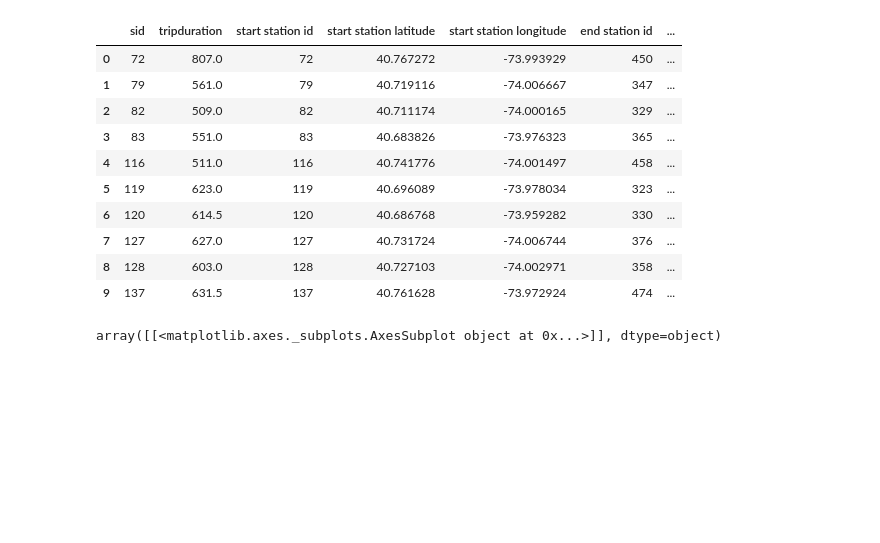
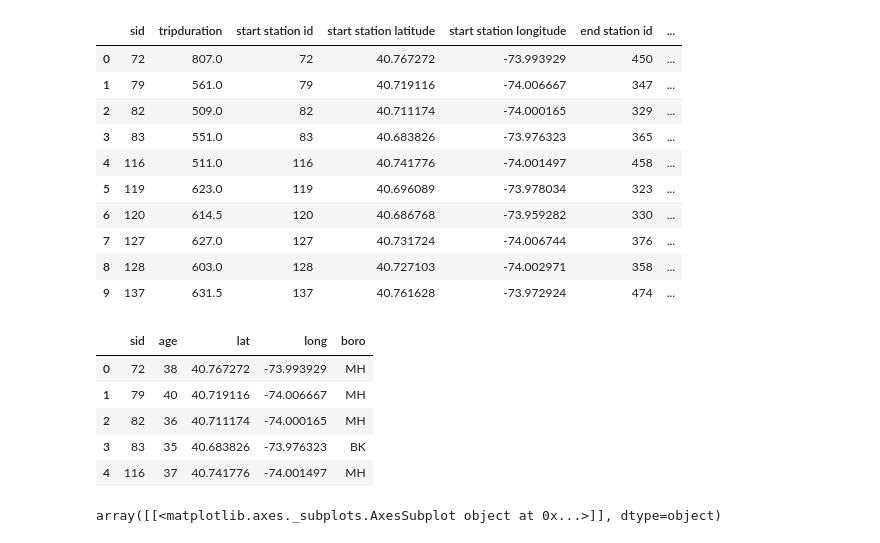
Before and after one commit to michellemho/PUI_Bycicle_Research, a Jupyter notebook: initial.ipynb, the cells around one changed output. Cells and saved outputs as stored; diff of their text form; code cells hidden in the pictures; blank space fills up the shorter version.

```diff
--- a/initial.ipynb
+++ b/initial.ipynb
@@ -34,7 +34,7 @@ The average of subscribers who start rides in Brooklyn stations is lower than th
 #         writer.writerow(row)
 # %%
 # Reading in the Citi Bike trip data from Oct 2014
-trips = pd.read_csv('/Users/hannahbkates/Desktop/201410-citibike-tripdata.csv')
+trips = pd.read_csv('/home/xia/Documents/Principles/PUI2015_xwang/HW3/PUI_Bycicle_Research/201410-citibike-tripdata.csv')
 trips.head(3)
 # %% [output]
 |  | tripduration | starttime | stoptime | start station id | start station name | start station latitude | ... |
@@ -91,3 +91,19 @@ stations_med_age.head(10)
 | 7 | 127 | 627.0 | 127 | 40.731724 | -74.006744 | 376 | ... |
 | 8 | 128 | 603.0 | 128 | 40.727103 | -74.002971 | 358 | ... |
 | 9 | 137 | 631.5 | 137 | 40.761628 | -73.972924 | 474 | ... |
+# %%
+# create a csv file with useful information and prepare for the GIS mapping
+bikedf = pd.DataFrame()
+bikedf['sid'] = stations_med_age['sid']
+bikedf['age'] = stations_med_age['age']
+bikedf['lat'] = stations_med_age['start station latitude']
+bikedf['long'] = stations_med_age['start station longitude']
+bikedf['boro'] = stations_med_age['boro']
+bikedf.head(5)
+# %% [output]
+|  | sid | age | lat | long | boro |
+| 0 | 72 | 38 | 40.767272 | -73.993929 | MH |
+| 1 | 79 | 40 | 40.719116 | -74.006667 | MH |
+| 2 | 82 | 36 | 40.711174 | -74.000165 | MH |
+| 3 | 83 | 35 | 40.683826 | -73.976323 | BK |
+| 4 | 116 | 37 | 40.741776 | -74.001497 | MH |
```
Also changed, not shown: parts of 2 cells of this notebook, 1 other file.
